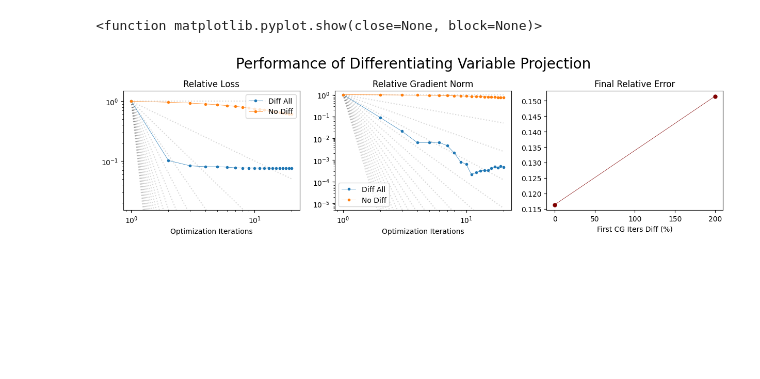
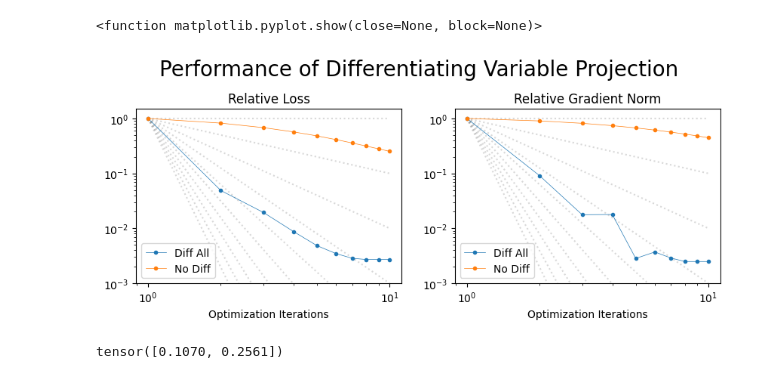
Before and after one commit to wdwatson2/ImgRegPytorchProject, a Jupyter notebook: scripts/solve_SuperResolution.ipynb, the cells around one changed output. Drawn from its saved outputs; the diff is of its cells as text; code cells hidden in the pictures; blank space fills up the shorter version.

```diff
--- a/scripts/solve_SuperResolution.ipynb
+++ b/scripts/solve_SuperResolution.ipynb
@@ -50,10 +50,10 @@ def show_reference_and_templates(R, T):
     plt.tight_layout()  # Adjust subplots to fit into the figure area nicely
     plt.show()
 # %%
-m = 32
+m = 20
 factor = 2
 theta = 0
-n_images = 2
+n_images = 4
 
 domain_R = Domain(torch.tensor((0, 20, 0, 25)), torch.tensor((m, m)))
 domain_R.m.detach()
@@ -408,5 +400,6 @@ for theta in thetas:
 # %%
-maxcg_iters = 200 # verified that all iterations reach max_iters before stopping
+maxcg_iters = 500 # verified that all iterations stop before reaching max_iters
+max_iter = 10
 
 f0_grads = []
 loss_grads = []
@@ -418,8 +411,8 @@ wp_list,_,losses,grads = lsq_lma(numpy_to_tensor(results.x).flatten(),
                                     Jac_fn,
                                     args=[maxcg_iters],
                                     gtol=1e-5,
-                                    max_iter=20,
-                                    verbose=False,
+                                    max_iter=max_iter,
+                                    verbose=True,
                                     return_loss_and_grad=True)
 wp_vec = wp_list[-1]
 def A_forward(f):
@@ -443,8 +436,8 @@ wp_list,_,losses,grads = lsq_lma(numpy_to_tensor(results.x).flatten(),
                                     Jac_fn_nodiff,
                                     args=[maxcg_iters],
                                     gtol=1e-5,
-                                    max_iter=20,
-                                    verbose=False,
+                                    max_iter=max_iter,
+                                    verbose=True,
                                     return_loss_and_grad=True)
 wp_vec = wp_list[-1]
 def A_forward(f):
@@ -464,39 +478,42 @@ grad_grads.append(grads)
 # %%
-fig, ax = plt.subplots(1, 3, figsize = (15, 3))
+fig, ax = plt.subplots(1, 2, figsize = (10, 3))
 
 states = ["Diff All", "No Diff"]
 
 plt.sca(ax[0])
-for i in range(20):
-    plt.loglog(np.arange(20) + 1, 1/(np.arange(20) + 1)**(i), color='gray', alpha=.3, linestyle=':')
+for i in range(max_iter):
+    plt.loglog(np.arange(max_iter) + 1, 1/(np.arange(max_iter) + 1)**(i), color='gray', alpha=.3, linestyle=':')
 for i in range(len(states)):
-    plt.loglog(np.arange(20) + 1, np.array(loss_grads[i])/loss_grads[i][0], label="{}".format(states[i]), linewidth=0.5, marker = '.')
-plt.legend(loc = 'upper right')
-plt.ylim(1.5e-2,1.5)
+    plt.loglog(np.arange(max_iter) + 1, np.array(loss_grads[i])/loss_grads[i][0], label="{}".format(states[i]), linewidth=0.5, marker = '.')
+plt.legend()
+plt.ylim(10e-4,1.5)
 plt.title('Relative Loss')
 plt.xlabel('Optimization Iterations')
 
 plt.sca(ax[1])
-for i in range(20):
-    plt.loglog(np.arange(20) + 1, 1/(np.arange(20) + 1)**(i), color='gray', alpha=.3, linestyle=':')
+for i in range(max_iter):
+    plt.loglog(np.arange(max_iter) + 1, 1/(np.arange(max_iter) + 1)**(i), color='gray', alpha=.3, linestyle=':')
 for i in range(len(states)):
-    plt.loglog(np.arange(20) + 1, np.array(grad_grads[i])/grad_grads[i][0], label="{}".format(states[i]), linewidth=0.5, marker = '.')
+    plt.loglog(np.arange(max_iter) + 1, np.array(grad_grads[i])/grad_grads[i][0], label="{}".format(states[i]), linewidth=0.5, marker = '.')
 plt.legend()
-plt.ylim(5e-6,1.5)
+plt.ylim(10e-4,1.5)
 plt.title('Relative Gradient Norm')
 plt.xlabel('Optimization Iterations')
 
-plt.sca(ax[2])
-plt.plot([0, 200], np.array([torch.norm(f - R) for f in f0_grads])/torch.norm(R), linewidth=0.5, marker = '.', markersize=10, color='maroon')
-plt.title('Final Relative Error')
-plt.xlabel(f'First CG Iters Diff (%)')
+# plt.sca(ax[2])
+# plt.bar(["Diff All", "No Diff"], np.array([torch.norm(f - R) for f in f0_grads])/torch.norm(R), color = ["C0", "C1"])
+# plt.title('Final Relative Error')
 
 plt.suptitle('Performance of Differentiating Variable Projection', y = 1.1, size=20)
 plt.savefig('../results/figs/diff_CG_og_performance.pdf', bbox_inches='tight')
 plt.show
 # %% [output]
 <function matplotlib.pyplot.show(close=None, block=None)>
-[figure, old version]
+[figure, new version]
+# %%
+np.array([torch.norm(f - R) for f in f0_grads])/torch.norm(R)
+# %% [output]
+tensor([0.1070, 0.2561])
 # %%
 fig, ax = plt.subplots(2, len(states), figsize=(6,4))
 
```
Also changed, not shown: parts of 10 cells of this notebook, 2 other files.
